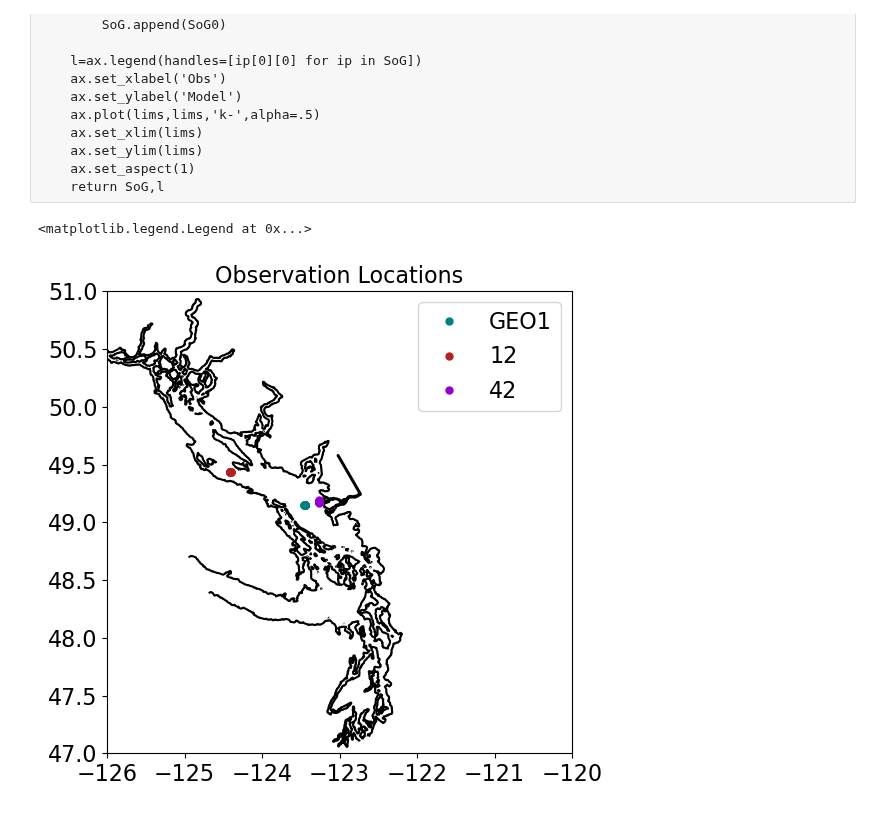
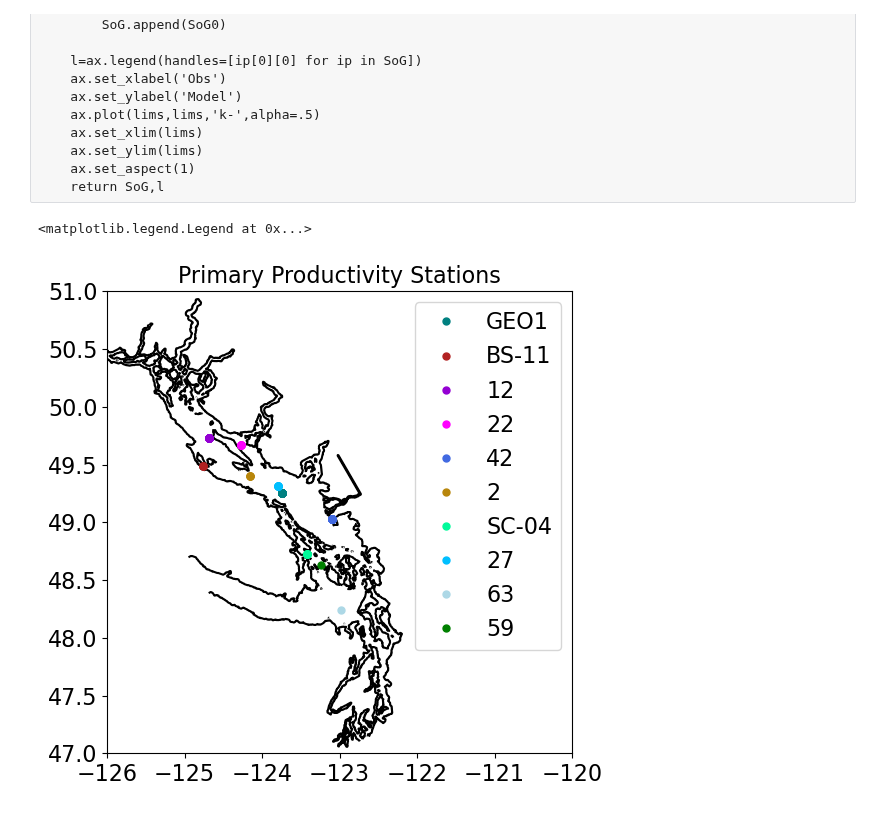
Before and after one commit to SalishSeaCast/analysis-karyn, a Jupyter notebook: notebooks/Evaluations/IOS_Observations_PrimaryProd.ipynb, the cells around one changed output. Saved outputs shown, nothing was run; the diff lists cells and outputs as text; code cells hidden in the pictures.

Commit message:
IOS observation data

```diff
--- a/notebooks/Evaluations/IOS_Observations_PrimaryProd.ipynb
+++ b/notebooks/Evaluations/IOS_Observations_PrimaryProd.ipynb
@@ -35,7 +35,7 @@ from IPython.display import Markdown, display
 # %% [markdown]
 ## Import IOS Productivity data and create dataframe
 # %%
-df=pd.read_csv(r'/ocean/ksuchy/MOAD/observe/2023_SoG_ChitoStations_FLCData.csv')
+df=pd.read_csv(r'/ocean/ksuchy/MOAD/observe/2023_SoG_FLC_Compiled.csv')
 # %%
 df
 # %% [output]
@@ -71,3 +67 @@ Index(['Cruise', 'Event', 'Sample Number', 'Date', 'Station', 'Depth (m)',
       dtype='object')
-# %%
-df.rename(columns={'Long':'Lon'},inplace=True)
@@ -146,24 +116,24 @@ def byRegion(ax,obsvar,modvar,lims):
 # %%
 
 
 fig, ax = plt.subplots(1,1,figsize = (6,6))
 with nc.Dataset('/ocean/ksuchy/MOAD/NEMO-forcing/grid/bathymetry_201702.nc') as grid:
     viz_tools.plot_coastline(ax, grid, coords = 'map',isobath=.1)
 colors=('teal','firebrick','darkviolet','fuchsia',
         'royalblue','darkgoldenrod','mediumspringgreen','deepskyblue','lightblue','green','darkorange')
 datreg=dict()
 for ind, iregion in enumerate(df.Station.unique()):
     datreg[iregion] = df.loc[df.Station==iregion]
     ax.plot(datreg[iregion]['Lon'], datreg[iregion]['Lat'],'.',
             color = colors[ind], label=iregion,markersize=10)
 ax.set_ylim(47,51)
 ax.legend(bbox_to_anchor=[1,.6,0,0])
 ax.set_xlim(-126, -120);
-ax.set_title('Observation Locations');
+ax.set_title('Primary Productivity Stations');
 ax.legend(bbox_to_anchor=(1, 1))
 # %% [output]
 <matplotlib.legend.Legend at 0x...>
-[figure, old version]
+[figure, new version]
 # %%
 df['Date']=df['Date'].astype('string')
 # %%
```
Also changed, not shown: parts of 26 cells of this notebook, 1 other file.
